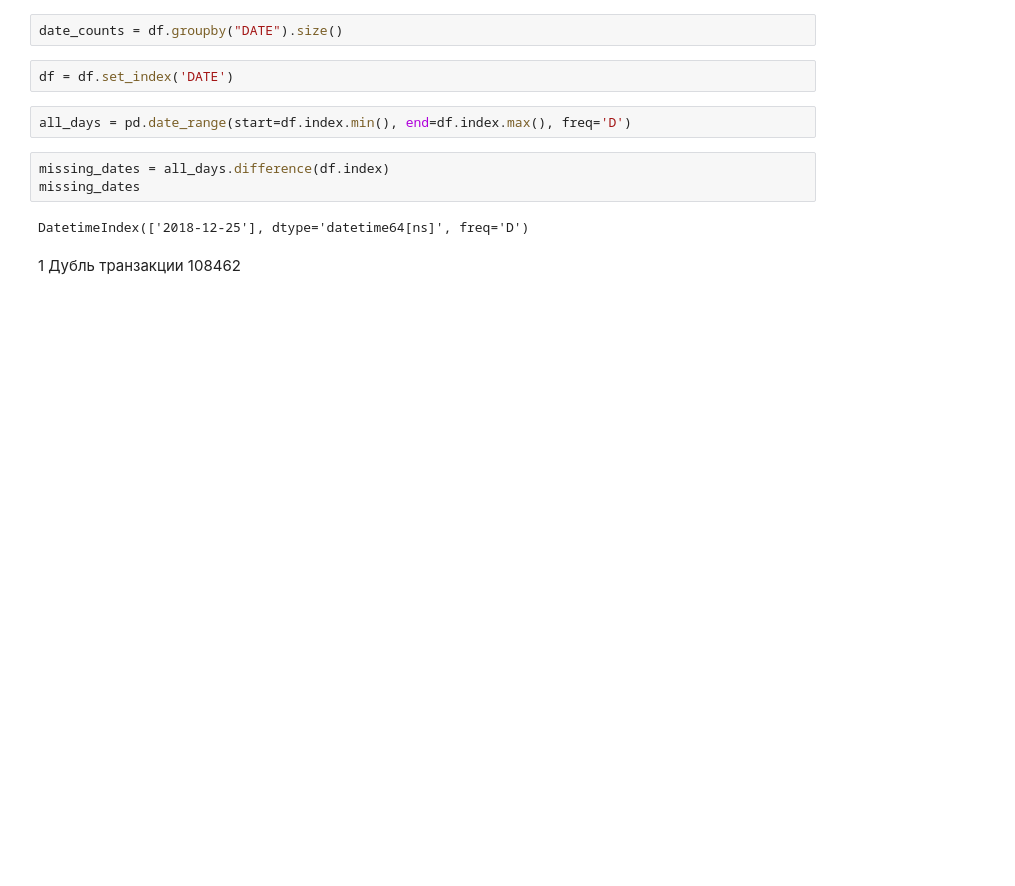
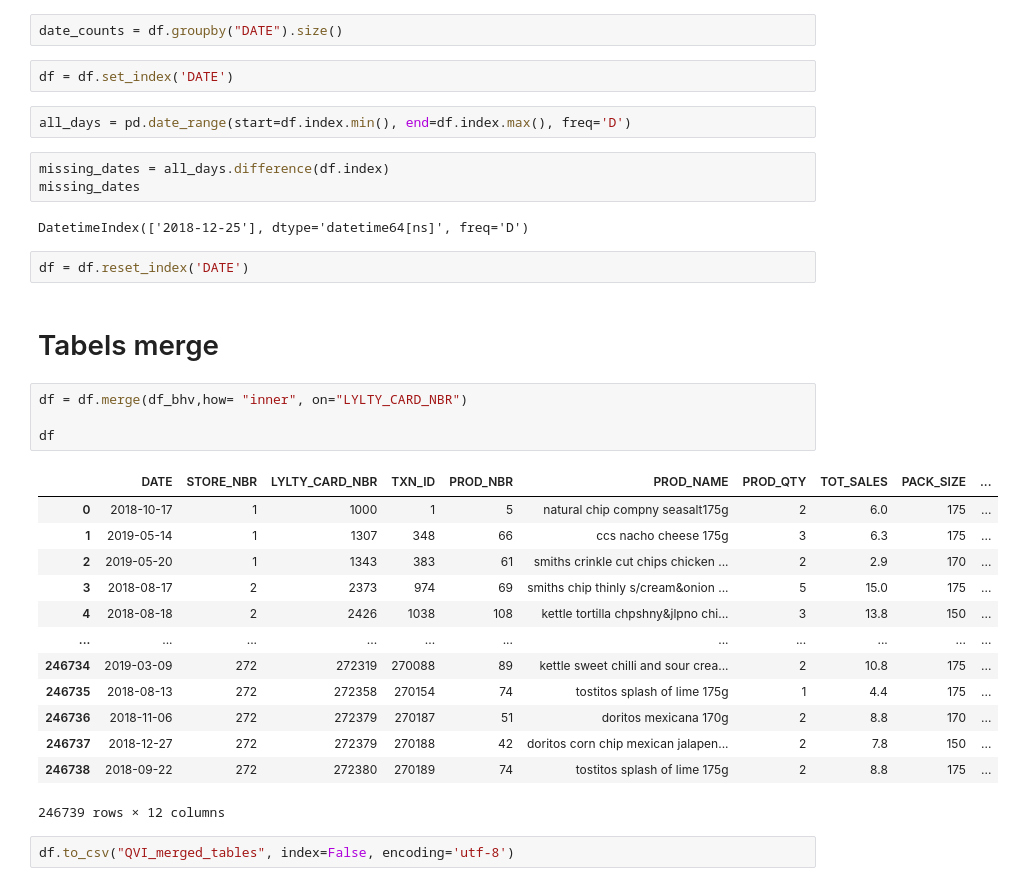
Before and after one commit to Ekatskoropud/Quantium, a Jupyter notebook: Task 1/EDA and Data cleaning.ipynb, the cells around one changed output. Saved outputs shown, nothing was run; the diff lists cells and outputs as text; blank space fills up the shorter version.

```diff
--- a/Task 1/EDA and Data cleaning.ipynb
+++ b/Task 1/EDA and Data cleaning.ipynb
@@ -476,5 +482,27 @@ missing_dates = all_days.difference(df.index)
 missing_dates
 # %% [output]
 DatetimeIndex(['2018-12-25'], dtype='datetime64[ns]', freq='D')
-# %% [markdown]
-1 Дубль транзакции 108462
+# %%
+df = df.reset_index('DATE')
+# %% [markdown]
+# Tabels merge
+# %%
+df = df.merge(df_bhv,how= "inner", on="LYLTY_CARD_NBR")
+
+df
+# %% [output]
+|  | DATE | STORE_NBR | LYLTY_CARD_NBR | TXN_ID | PROD_NBR | PROD_NAME | PROD_QTY | TOT_SALES | PACK_SIZE | ... |
+| 0 | 2018-10-17 | 1 | 1000 | 1 | 5 | natural chip compny seasalt175g | 2 | 6.0 | 175 | ... |
+| 1 | 2019-05-14 | 1 | 1307 | 348 | 66 | ccs nacho cheese 175g | 3 | 6.3 | 175 | ... |
+| 2 | 2019-05-20 | 1 | 1343 | 383 | 61 | smiths crinkle cut chips chicken ... | 2 | 2.9 | 170 | ... |
+| 3 | 2018-08-17 | 2 | 2373 | 974 | 69 | smiths chip thinly s/cream&onion ... | 5 | 15.0 | 175 | ... |
+| 4 | 2018-08-18 | 2 | 2426 | 1038 | 108 | kettle tortilla chpshny&jlpno chi... | 3 | 13.8 | 150 | ... |
+| ... | ... | ... | ... | ... | ... | ... | ... | ... | ... | ... |
+| 246734 | 2019-03-09 | 272 | 272319 | 270088 | 89 | kettle sweet chilli and sour crea... | 2 | 10.8 | 175 | ... |
+| 246735 | 2018-08-13 | 272 | 272358 | 270154 | 74 | tostitos splash of lime 175g | 1 | 4.4 | 175 | ... |
+| 246736 | 2018-11-06 | 272 | 272379 | 270187 | 51 | doritos mexicana 170g | 2 | 8.8 | 170 | ... |
+| 246737 | 2018-12-27 | 272 | 272379 | 270188 | 42 | doritos corn chip mexican jalapen... | 2 | 7.8 | 150 | ... |
+| 246738 | 2018-09-22 | 272 | 272380 | 270189 | 74 | tostitos splash of lime 175g | 2 | 8.8 | 175 | ... |
+246739 rows × 12 columns
+# %%
+df.to_csv("QVI_merged_tables", index=False, encoding='utf-8')
```
Also changed, not shown: parts of 13 cells of this notebook, 1 other file.
